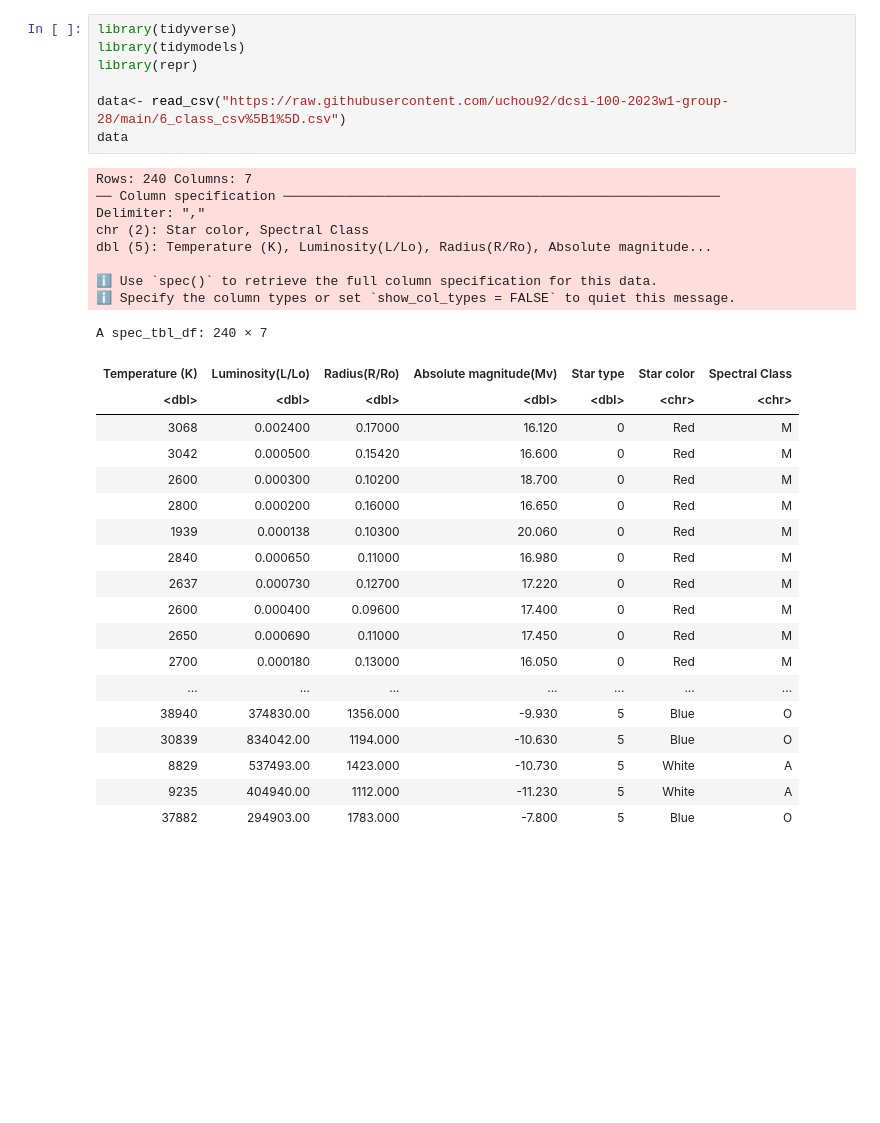
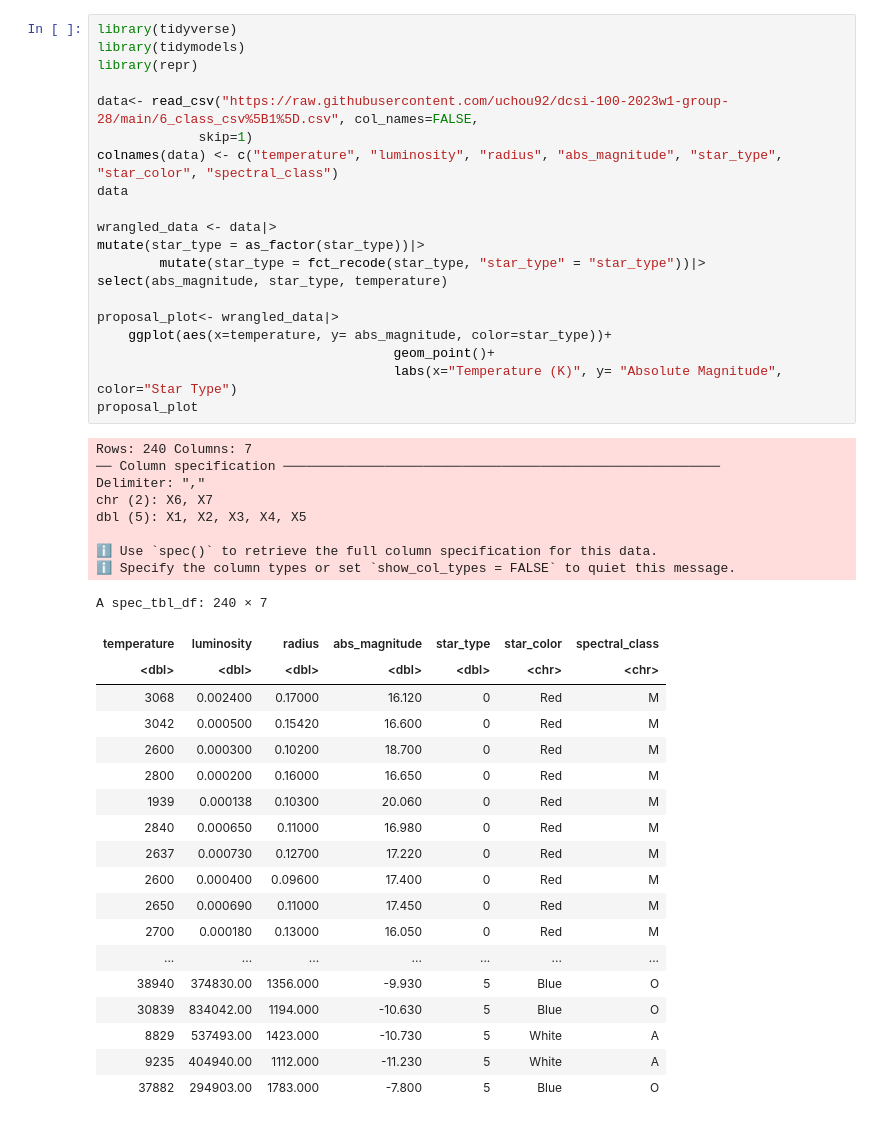
Before and after one commit to uchou92/dcsi-100-2023w1-group-28, a Jupyter notebook: project_data.ipynb, the cells around one changed output. Drawn from its saved outputs; the diff is of its cells as text; blank space fills up the shorter version.

Commit message:
Fixed column names and selected variables; plot for proposal.

```diff
--- a/project_data.ipynb
+++ b/project_data.ipynb
@@ -1,21 +1,34 @@
 # %%
 library(tidyverse)
 library(tidymodels)
 library(repr)
 
-data<- read_csv("https://raw.githubusercontent.com/uchou92/dcsi-100-2023w1-group-28/main/6_class_csv%5B1%5D.csv")
+data<- read_csv("https://raw.githubusercontent.com/uchou92/dcsi-100-2023w1-group-28/main/6_class_csv%5B1%5D.csv", col_names=FALSE,
+             skip=1)
+colnames(data) <- c("temperature", "luminosity", "radius", "abs_magnitude", "star_type", "star_color", "spectral_class")
 data
+
+wrangled_data <- data|>
+mutate(star_type = as_factor(star_type))|>
+        mutate(star_type = fct_recode(star_type, "star_type" = "star_type"))|>
+select(abs_magnitude, star_type, temperature)
+
+proposal_plot<- wrangled_data|>
+    ggplot(aes(x=temperature, y= abs_magnitude, color=star_type))+
+                                      geom_point()+
+                                      labs(x="Temperature (K)", y= "Absolute Magnitude", color="Star Type")
+proposal_plot
 # %% [output]
 Rows: 240 Columns: 7
 ── Column specification ────────────────────────────────────────────────────────
 Delimiter: ","
-chr (2): Star color, Spectral Class
-dbl (5): Temperature (K), Luminosity(L/Lo), Radius(R/Ro), Absolute magnitude...
+chr (2): X6, X7
+dbl (5): X1, X2, X3, X4, X5
 
 ℹ Use `spec()` to retrieve the full column specification for this data.
 ℹ Specify the column types or set `show_col_types = FALSE` to quiet this message.
 A spec_tbl_df: 240 × 7
-| Temperature (K) | Luminosity(L/Lo) | Radius(R/Ro) | Absolute magnitude(Mv) | Star type | Star color | Spectral Class |
+| temperature | luminosity | radius | abs_magnitude | star_type | star_color | spectral_class |
 | <dbl> | <dbl> | <dbl> | <dbl> | <dbl> | <chr> | <chr> |
 | 3068 | 0.002400 | 0.17000 | 16.120 | 0 | Red | M |
 | 3042 | 0.000500 | 0.15420 | 16.600 | 0 | Red | M |
```
Also changed, not shown: parts of 1 cell of this notebook.
